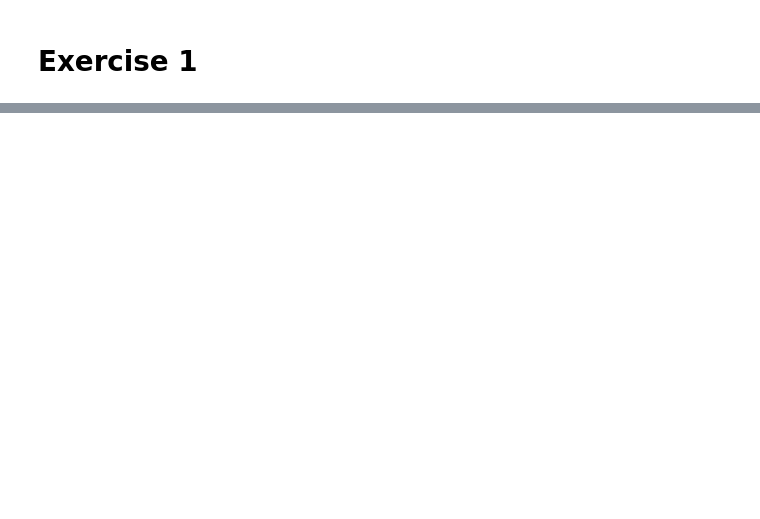
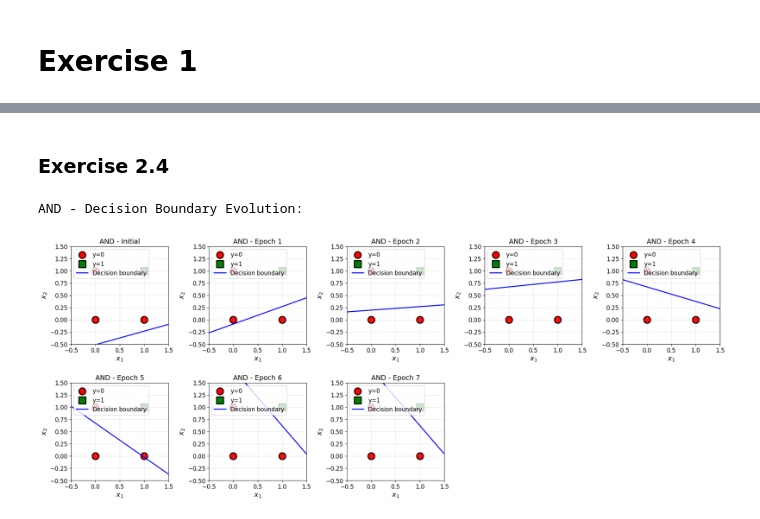
Before and after one commit to fionnmcgoldrick123/artificial_intelligence_lab, a Jupyter notebook: lab_1.ipynb, the cells around one changed output, grey strips where cells are left out. Drawn from its saved outputs; the diff is of its cells as text; code cells hidden in the pictures; blank space fills up the shorter version.

```diff
--- a/lab_1.ipynb
+++ b/lab_1.ipynb
@@ -111,0 +148,20 @@ class Perceptron:
+# %%
+# Create perceptron
+perceptron_and = Perceptron(n_inputs=2, learning_rate=0.1)
+print("Initial weights:", perceptron_and.weights)
+print("Initial bias:", perceptron_and.bias)
+print("\nTraining...\n")
+# Train (store the history for later visualisation)
+history_and = perceptron_and.train(X_and, y_and, epochs=10)
+# Test on all inputs
+print("\nTesting AND perceptron:")
+print("-" * 40)
+all_correct = True
+for i in range(len(X_and)):
+    prediction = perceptron_and.predict(X_and[i])
+    correct = "✓" if prediction == y_and[i] else "✗"
+    if prediction != y_and[i]:
+        all_correct = False
+    print(f"Input: {X_and[i]} -> Predicted: {prediction}, Expected: {y_and[i]} {correct}")
+print("-" * 40)
+print(f"All predictions correct: {all_correct}")
@@ -111,0 +274,43 @@ class Perceptron:
+# %% [markdown]
+### Exercise 2.4
+# %%
+# Visualise decision boundary evolution across epochs
+def plot_training_evolution(X, y, history, title_prefix=""):
+    """
+    Plot decision boundary evolution across training epochs.
+    """
+    n_epochs = len(history)
+
+    # Determine grid size
+    n_cols = min(5, n_epochs)
+    n_rows = (n_epochs + n_cols - 1) // n_cols
+
+    _, axes = plt.subplots(n_rows, n_cols, figsize=(4 * n_cols, 4 * n_rows))
+
+    # Handle single row case
+    if n_rows == 1:
+        axes = axes.reshape(1, -1)
+
+    for idx, (weights, bias) in enumerate(history):
+        row = idx // n_cols
+        col = idx % n_cols
+        ax = axes[row, col]
+
+        epoch_label = "Initial" if idx == 0 else f"Epoch {idx}"
+        plot_decision_boundary(X, y, weights, bias, f"{title_prefix}{epoch_label}", ax=ax)
+
+    # Hide empty subplots
+    for idx in range(n_epochs, n_rows * n_cols):
+        row = idx // n_cols
+        col = idx % n_cols
+        axes[row, col].axis("off")
+
+    plt.tight_layout()
+    plt.show()
+
+# Plot AND training evolution
+print("AND - Decision Boundary Evolution:")
+plot_training_evolution(X_and, y_and, history_and, "AND - ")
+# %% [output]
+AND - Decision Boundary Evolution:
+[figure, added]
```
Also changed, not shown: parts of 11 cells of this notebook.
